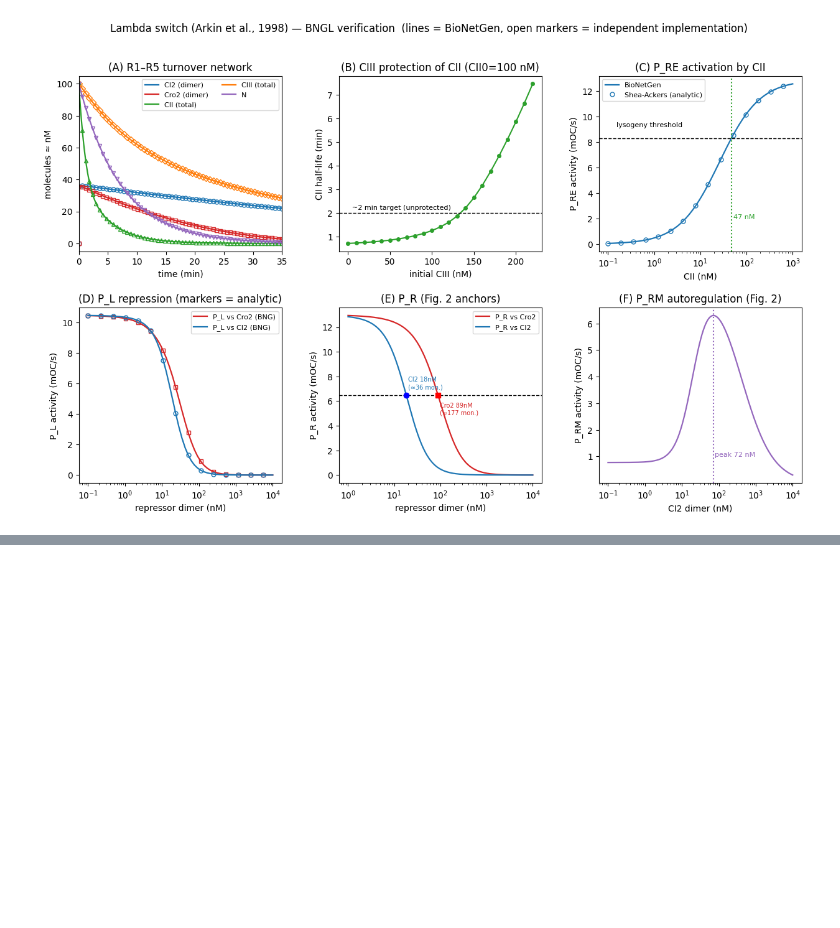
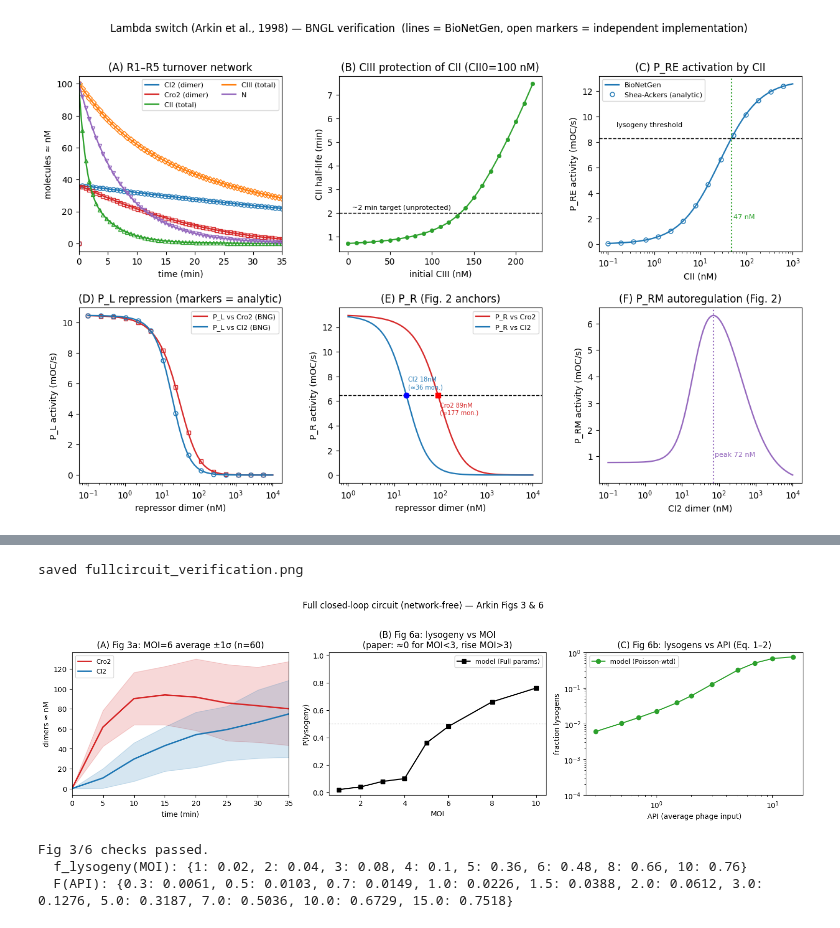
Before and after one commit to wshlavacek/BNGL-Models, a Jupyter notebook: models/lambda_switch_arkin1998/verify_arkin1998.ipynb, the cells around one changed output, grey strips where cells are left out. Cells and saved outputs as stored; diff of their text form; code cells hidden in the pictures; blank space fills up the shorter version.

```diff
--- a/models/lambda_switch_arkin1998/verify_arkin1998.ipynb
+++ b/models/lambda_switch_arkin1998/verify_arkin1998.ipynb
@@ -405,3 +454,58 @@ saved verify_arkin1998.png
+# %%
+# Part 4 — full closed-loop circuit: reproduce Arkin Figs 3 & 6 from cached
+# network-free ensembles (produced by run_fullcircuit.py; see reference/*.npz).
+f3 = np.load("reference/fullcircuit_fig3.npz")
+f6 = np.load("reference/fullcircuit_fig6.npz")
+tm = f3["tvec"] / 60.0
+mois, fl, apis, F = f6["mois"], f6["f"], f6["apis"], f6["F"]
+
+fig4, ax = plt.subplots(1, 3, figsize=(15, 4.3))
+
+# (A) Fig 3a — MOI 6 average +/- 1 sigma band (16-84 percentile)
+ax[0].fill_between(tm, f3["cro2_p16"], f3["cro2_p84"], color="tab:red", alpha=0.18)
+ax[0].plot(tm, f3["cro2_mean"], c="tab:red", lw=2, label="Cro2")
+ax[0].fill_between(tm, f3["ci2_p16"], f3["ci2_p84"], color="tab:blue", alpha=0.18)
+ax[0].plot(tm, f3["ci2_mean"], c="tab:blue", lw=2, label="CI2")
+ax[0].set(xlabel="time (min)", ylabel="dimers ≈ nM", xlim=(0, 35),
+          title=f"(A) Fig 3a: MOI=6 average ±1σ (n={int(f3['n_seeds'])})")
+ax[0].legend(fontsize=9)
+
+# (B) Fig 6a — probability of lysogeny vs MOI
+ax[1].plot(mois, fl, "ks-", lw=1.6, label="model (Full params)")
+ax[1].axhline(0.5, ls=":", c="gray", lw=0.8)
+ax[1].set(xlabel="MOI", ylabel="P(lysogeny)", ylim=(-0.02, 1.02),
+          title="(B) Fig 6a: lysogeny vs MOI\n(paper: ≈0 for MOI<3, rise MOI>3)")
+ax[1].legend(fontsize=9)
+
+# (C) Fig 6b — Poisson-weighted fraction lysogens vs API (Eq. 1-2)
+ax[2].loglog(apis, np.clip(F, 1e-6, 1), "o-", c="tab:green", label="model (Poisson-wtd)")
+ax[2].set(xlabel="API (average phage input)", ylabel="fraction lysogens",
+          ylim=(1e-4, 1), title="(C) Fig 6b: lysogens vs API (Eq. 1–2)")
+ax[2].legend(fontsize=9)
+fig4.suptitle("Full closed-loop circuit (network-free) — Arkin Figs 3 & 6", y=1.02, fontsize=12)
+fig4.tight_layout()
+fig4.savefig("fullcircuit_verification.png", dpi=110, bbox_inches="tight")
+print("saved fullcircuit_verification.png")
+plt.show()
+
+# --- checks vs the paper (footnote 12 lysogeny criterion + Fig 6 qualitative shape) ---
+fd = {int(m): float(v) for m, v in zip(mois, fl)}
+assert fd[1] < 0.15,                 f"MOI=1 should be ~0 lysogeny, got {fd[1]:.2f}"
+assert fd[2] < 0.30,                 f"MOI=2 still low, got {fd[2]:.2f}"
+assert fd[6] - fd[2] > 0.20,         f"substantial rise by MOI 6, got {fd[6]-fd[2]:.2f}"
+assert fd[max(fd)] >= fd[6],         "lysogeny keeps rising / saturates at high MOI"
+assert np.all(np.diff(fl) >= -0.12), f"roughly monotonic in MOI, got {np.diff(fl)}"
+assert f3["cro2_mean"][-1] > 30,     "Cro2 plateau present at MOI 6 (lytic subpop)"
+assert f3["ci2_mean"][-1] > 20,      "CI2 accumulates at MOI 6 (lysogenic subpop)"
+print("Fig 3/6 checks passed.")
+print("  f_lysogeny(MOI):", {m: round(v, 2) for m, v in fd.items()})
+print("  F(API):", {float(a): round(float(v), 4) for a, v in zip(apis, F)})
+# %% [output]
+saved fullcircuit_verification.png
+[figure, added]
+Fig 3/6 checks passed.
+  f_lysogeny(MOI): {1: 0.02, 2: 0.04, 3: 0.08, 4: 0.1, 5: 0.36, 6: 0.48, 8: 0.66, 10: 0.76}
+  F(API): {0.3: 0.0061, 0.5: 0.0103, 0.7: 0.0149, 1.0: 0.0226, 1.5: 0.0388, 2.0: 0.0612, 3.0: 0.1276, 5.0: 0.3187, 7.0: 0.5036, 10.0: 0.6729, 15.0: 0.7518}
 # %% [markdown]
 ## Conclusions
 
```
Also changed, not shown: parts of 3 cells of this notebook, 6 other files.
